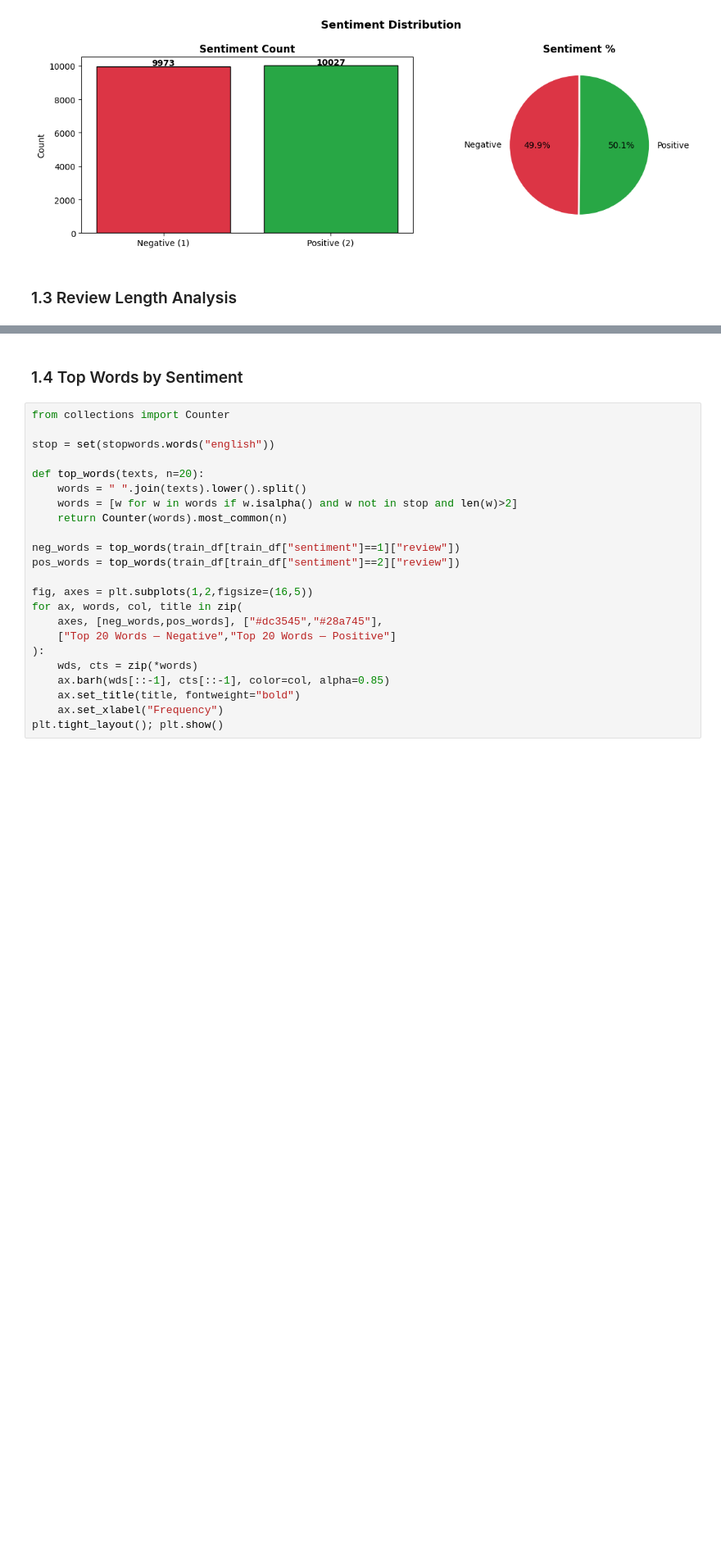
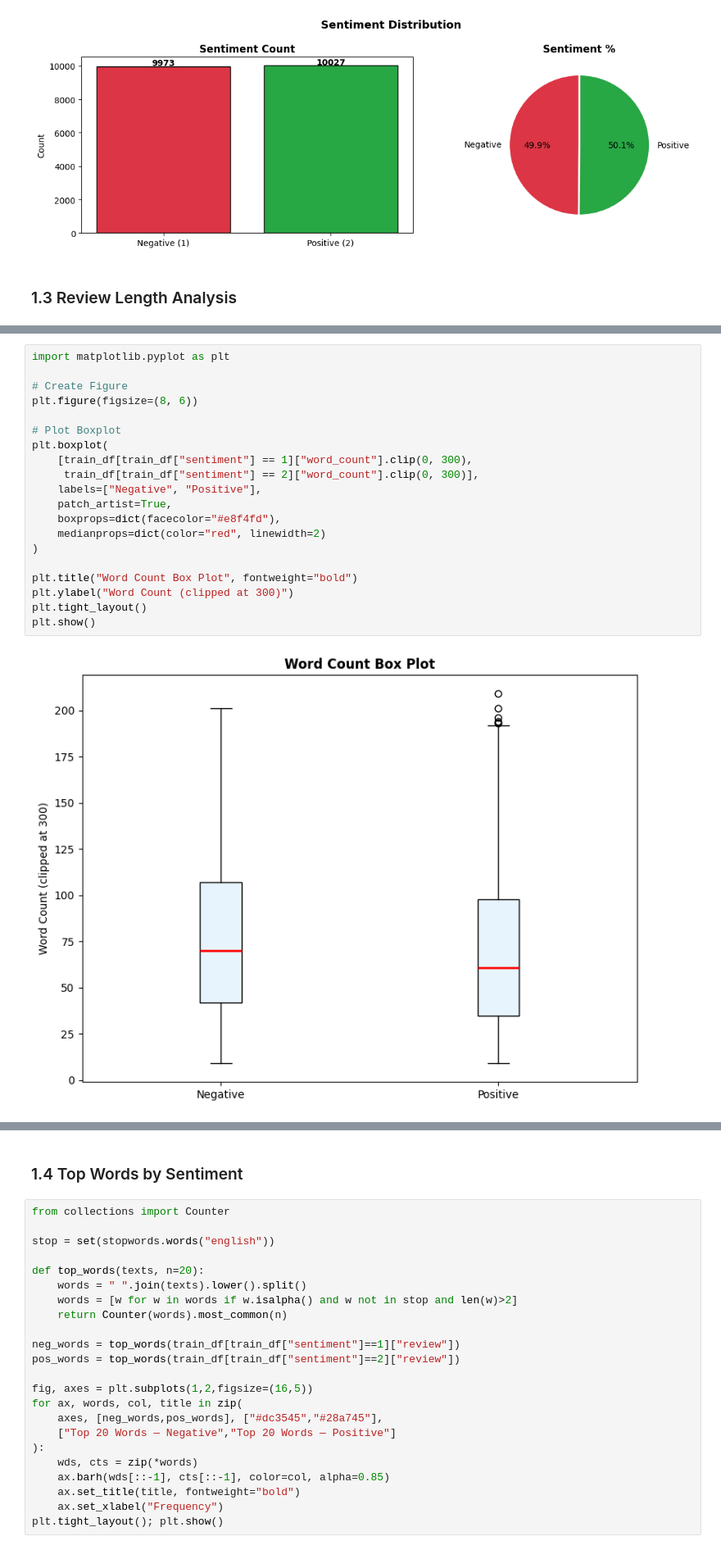
Before and after one commit to riku-d/Amazon_Reviews_Sentiment_Analysis, a Jupyter notebook: Amazon_Reviews_SVM.ipynb, the cells around one changed output, grey strips where cells are left out. Shown at 82% size. Drawn from its saved outputs; the diff is of its cells as text; blank space fills up the shorter version.

```diff
--- a/Amazon_Reviews_SVM.ipynb
+++ b/Amazon_Reviews_SVM.ipynb
@@ -213,0 +198,22 @@ sentiment
+# %%
+import matplotlib.pyplot as plt
+
+# Create Figure
+plt.figure(figsize=(8, 6))
+
+# Plot Boxplot
+plt.boxplot(
+    [train_df[train_df["sentiment"] == 1]["word_count"].clip(0, 300),
+     train_df[train_df["sentiment"] == 2]["word_count"].clip(0, 300)],
+    labels=["Negative", "Positive"],
+    patch_artist=True,
+    boxprops=dict(facecolor="#e8f4fd"),
+    medianprops=dict(color="red", linewidth=2)
+)
+
+plt.title("Word Count Box Plot", fontweight="bold")
+plt.ylabel("Word Count (clipped at 300)")
+plt.tight_layout()
+plt.show()
+# %% [output]
+[figure, added]
```
Also changed, not shown: parts of 23 cells of this notebook, 6 other files.
